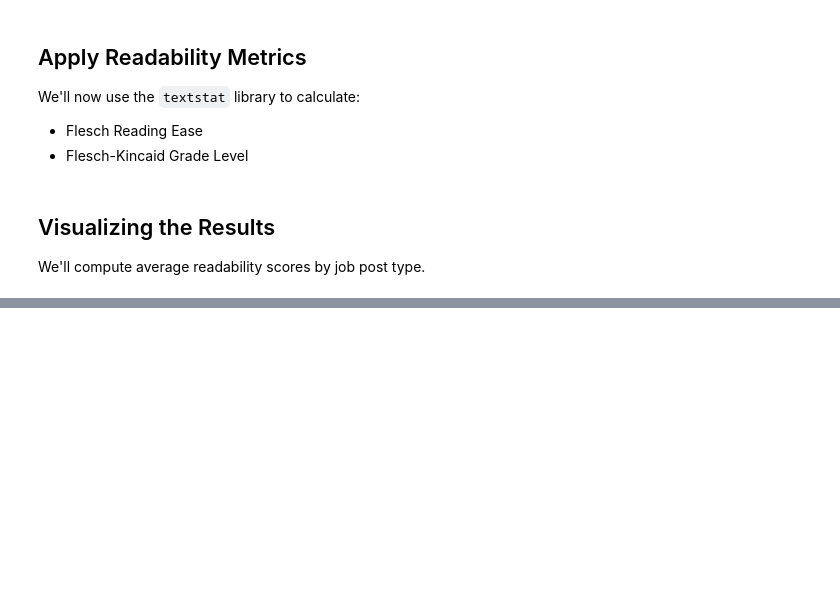
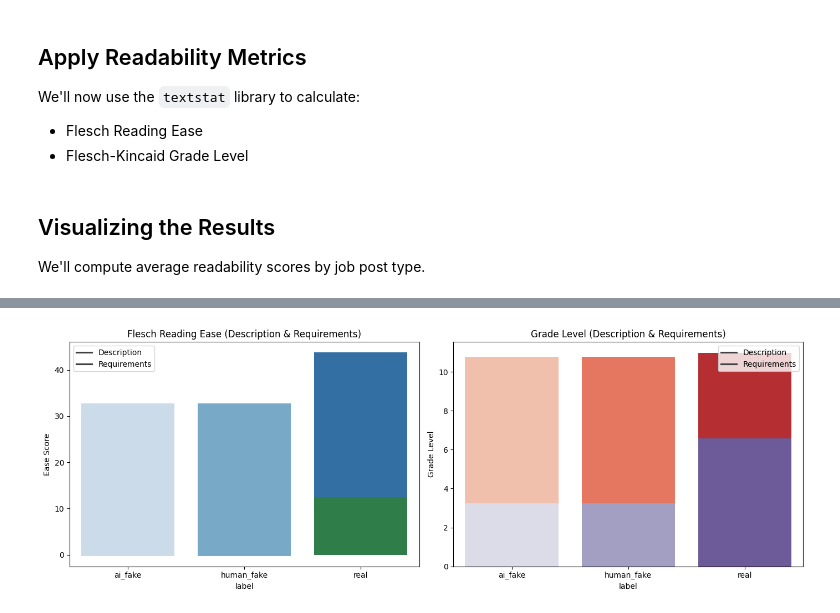
Before and after one commit to MIT-Emerging-Talent/ET6-CDSP-group-21-repo, a Jupyter notebook: 4_data_analysis/readability.ipynb, the cells around one changed output, grey strips where cells are left out. Cells and saved outputs as stored; diff of their text form; code cells hidden in the pictures; blank space fills up the shorter version.

```diff
--- a/4_data_analysis/readability.ipynb
+++ b/4_data_analysis/readability.ipynb
@@ -130,0 +175,49 @@ plt.show()
+# %%
+fig, axes = plt.subplots(1, 2, figsize=(14, 5))
+
+# Flesch Reading Ease
+sns.barplot(
+    data=avg_readability,
+    x="label",
+    y="desc_flesch",
+    hue="label",
+    palette="Blues",
+    ax=axes[0],
+)
+sns.barplot(
+    data=avg_readability,
+    x="label",
+    y="req_flesch",
+    hue="label",
+    palette="Greens",
+    ax=axes[0],
+)
+axes[0].set_title("Flesch Reading Ease (Description & Requirements)")
+axes[0].set_ylabel("Ease Score")
+axes[0].legend(["Description", "Requirements"])
+
+# Grade Level
+sns.barplot(
+    data=avg_readability,
+    x="label",
+    y="desc_grade",
+    hue="label",
+    palette="Reds",
+    ax=axes[1],
+)
+sns.barplot(
+    data=avg_readability,
+    x="label",
+    y="req_grade",
+    hue="label",
+    palette="Purples",
+    ax=axes[1],
+)
+axes[1].set_title("Grade Level (Description & Requirements)")
+axes[1].set_ylabel("Grade Level")
+axes[1].legend(["Description", "Requirements"])
+
+plt.tight_layout()
+plt.show()
+# %% [output]
+[figure, added]
```
Also changed, not shown: parts of 10 cells of this notebook.
